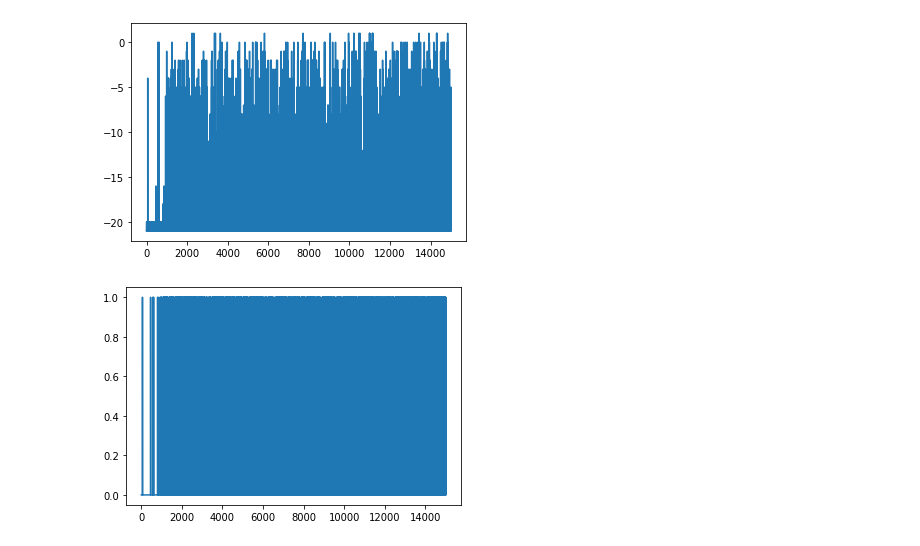
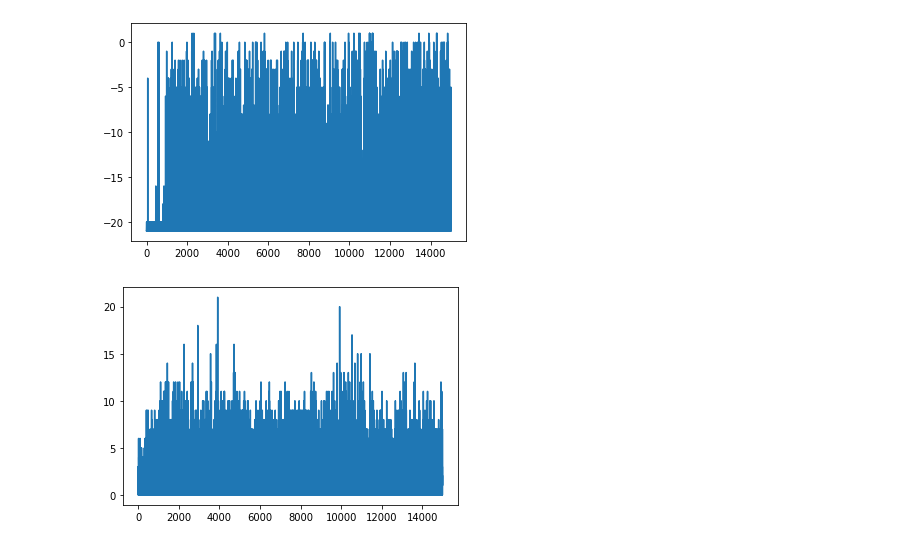
Before and after one commit to cloughurd/drl-sudoku, a Jupyter notebook: rl/ViewResults.ipynb, the cells around one changed output. Drawn from its saved outputs; the diff is of its cells as text; code cells hidden in the pictures.

```diff
--- a/rl/ViewResults.ipynb
+++ b/rl/ViewResults.ipynb
@@ -20,8 +20,8 @@ plt.show()
 # %% [output]
 [figure]
 # %%
-num_pos = [np.sum(np.asarray(r[str(x)]) >0) for x in range(15000)]
+num_pos = [np.sum(np.asarray(r[str(x)]) >=0) for x in range(15000)]
 plt.plot(num_pos)
 plt.show()
 # %% [output]
-[figure, old version]
+[figure, new version]
```
Also changed, not shown: parts of 2 cells of this notebook, 2 other files.
